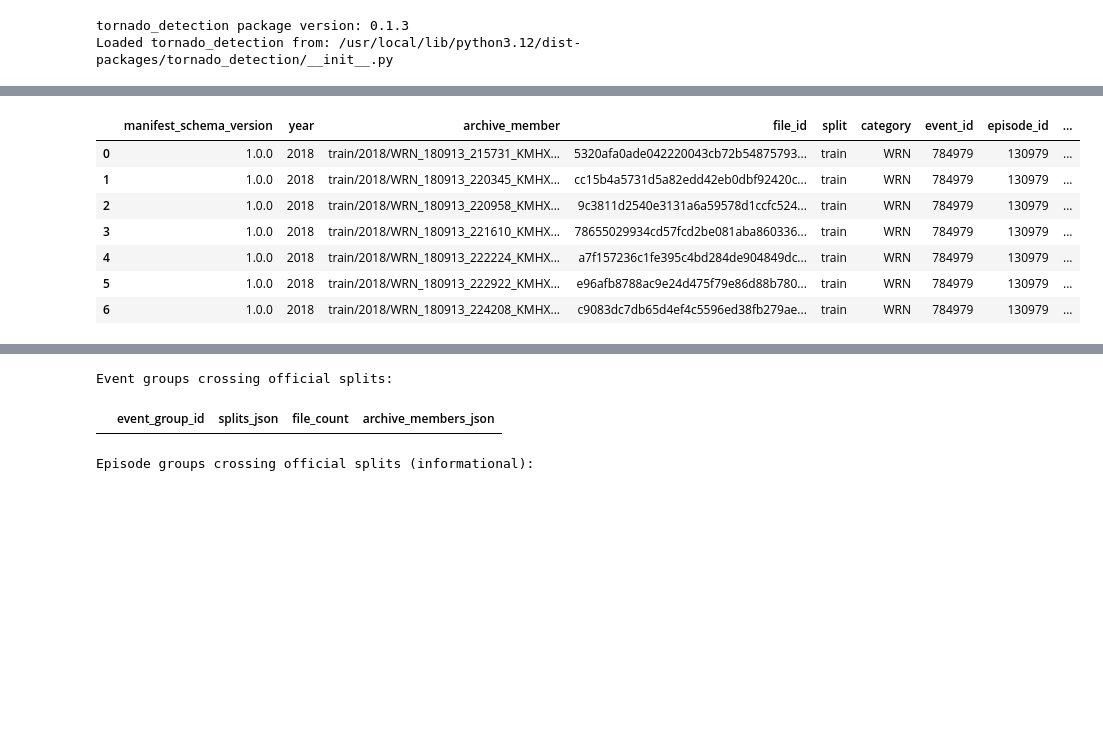
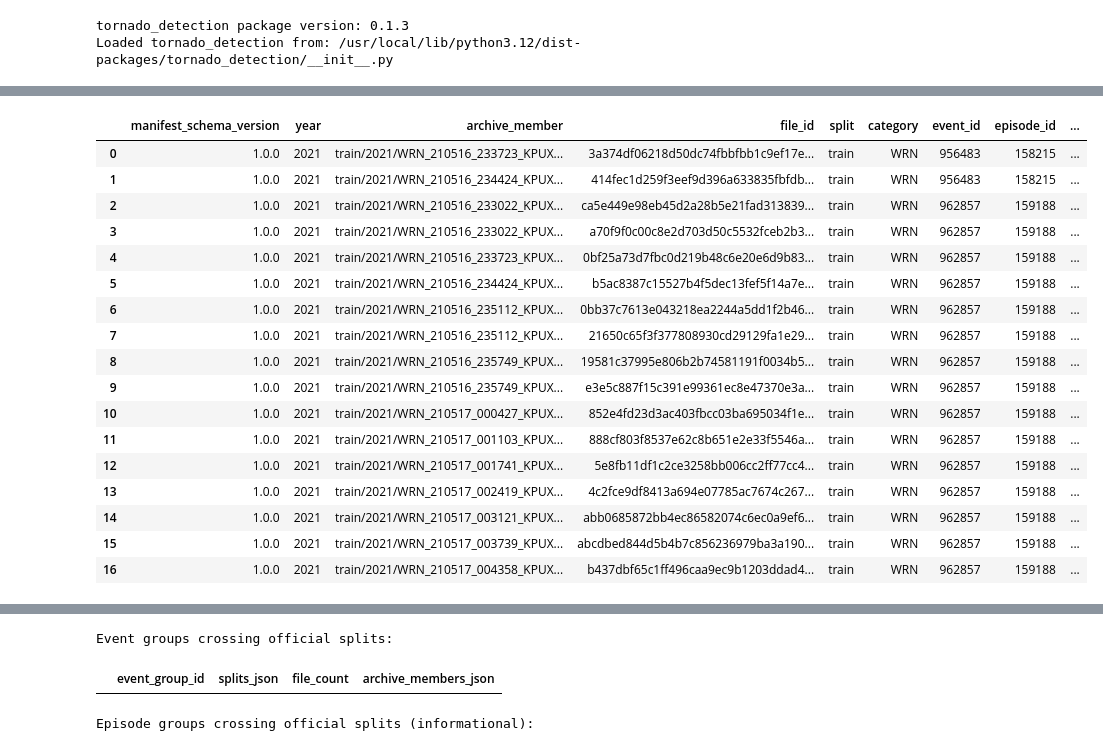
Before and after one commit to aemotyka/DL-Tornado-Detection, a Jupyter notebook: notebooks/02_build_modeling_manifests.ipynb, the cells around one changed output, grey strips where cells are left out. Drawn from its saved outputs; the diff is of its cells as text; code cells hidden in the pictures; blank space fills up the shorter version.

Commit message:
Rectify 2021 event data split

```diff
--- a/notebooks/02_build_modeling_manifests.ipynb
+++ b/notebooks/02_build_modeling_manifests.ipynb
@@ -155,62 +272,110 @@ print(
 )
 display(validation.episode_split_overlap)
 
-assert manifest.year == 2018
+expected_members = [
+    archive_member
+    for archive_member, _, _ in EXCLUSION_SPECS
+]
+
+assert manifest.year == 2021
 assert (
     modeling_build.source_terminal_marker
     == "_INVALID.json"
 )
 
-assert len(ledger) == 7
+assert len(ledger) == 17
 assert (
     ledger["archive_member"].tolist()
-    == list(EXCLUSION_MEMBERS)
+    == expected_members
 )
+
 assert set(ledger["split"]) == {"train"}
 assert set(ledger["category"]) == {"WRN"}
+assert set(ledger["radar_site"]) == {"KPUX"}
+
+actual_event_counts = (
+    ledger["event_id"]
+    .astype(str)
+    .value_counts()
+    .sort_index()
+    .to_dict()
+)
+
+assert actual_event_counts == {
+    "956483": 2,
+    "962857": 15,
+}
+
+actual_event_episode_pairs = set(
+    zip(
+        ledger["event_id"].astype(str),
+        ledger["episode_id"].astype(str),
+        strict=True,
+    )
+)
+
+assert actual_event_episode_pairs == {
+    ("956483", "158215"),
+    ("962857", "159188"),
+}
+
 assert set(
-    ledger["event_id"].astype(str)
-) == {"784979"}
-assert set(
-    ledger["episode_id"].astype(str)
-) == {"130979"}
-assert set(ledger["radar_site"]) == {"KMHX"}
+    ledger["removed_frame_count"].astype(int)
+) == {4}
 
 assert int(
     ledger["removed_frame_count"].sum()
-) == 28
-assert int(
-    ledger[
-        "removed_positive_frame_count"
-    ].sum()
-) == 0
+) == 68
 
 assert len(
     manifest.file_manifest
-) == 17_871
+) == 23_300
+
 assert len(
     manifest.frame_manifest
-) == 71_484
+) == 93_200
+
 assert (
     manifest.netcdf_member_count
-    == 17_871
+    == 23_300
 )
 
 assert validation.all_required_passed
 assert validation.event_split_overlap.empty
 
+excluded_positive_frames = int(
+    ledger[
+        "removed_positive_frame_count"
+    ].sum()
+)
+
 print(
-    "PASS: 2018 modeling manifest validated "
+    "Excluded positive frames:",
+    excluded_positive_frames,
+)
+
+print(
+    "PASS: 2021 modeling manifest validated "
     "before writing"
 )
 # %% [output]
 |  | manifest_schema_version | year | archive_member | file_id | split | category | event_id | episode_id | ... |
-| 0 | 1.0.0 | 2018 | train/2018/WRN_180913_215731_KMHX... | 5320afa0ade042220043cb72b54875793... | train | WRN | 784979 | 130979 | ... |
-| 1 | 1.0.0 | 2018 | train/2018/WRN_180913_220345_KMHX... | cc15b4a5731d5a82edd42eb0dbf92420c... | train | WRN | 784979 | 130979 | ... |
-| 2 | 1.0.0 | 2018 | train/2018/WRN_180913_220958_KMHX... | 9c3811d2540e3131a6a59578d1ccfc524... | train | WRN | 784979 | 130979 | ... |
-| 3 | 1.0.0 | 2018 | train/2018/WRN_180913_221610_KMHX... | 78655029934cd57fcd2be081aba860336... | train | WRN | 784979 | 130979 | ... |
-| 4 | 1.0.0 | 2018 | train/2018/WRN_180913_222224_KMHX... | a7f157236c1fe395c4bd284de904849dc... | train | WRN | 784979 | 130979 | ... |
-| 5 | 1.0.0 | 2018 | train/2018/WRN_180913_222922_KMHX... | e96afb8788ac9e24d475f79e86d88b780... | train | WRN | 784979 | 130979 | ... |
-| 6 | 1.0.0 | 2018 | train/2018/WRN_180913_224208_KMHX... | c9083dc7db65d4ef4c5596ed38fb279ae... | train | WRN | 784979 | 130979 | ... |
+| 0 | 1.0.0 | 2021 | train/2021/WRN_210516_233723_KPUX... | 3a374df06218d50dc74fbbfbb1c9ef17e... | train | WRN | 956483 | 158215 | ... |
+| 1 | 1.0.0 | 2021 | train/2021/WRN_210516_234424_KPUX... | 414fec1d259f3eef9d396a633835fbfdb... | train | WRN | 956483 | 158215 | ... |
+| 2 | 1.0.0 | 2021 | train/2021/WRN_210516_233022_KPUX... | ca5e449e98eb45d2a28b5e21fad313839... | train | WRN | 962857 | 159188 | ... |
+| 3 | 1.0.0 | 2021 | train/2021/WRN_210516_233022_KPUX... | a70f9f0c00c8e2d703d50c5532fceb2b3... | train | WRN | 962857 | 159188 | ... |
+| 4 | 1.0.0 | 2021 | train/2021/WRN_210516_233723_KPUX... | 0bf25a73d7fbc0d219b48c6e20e6d9b83... | train | WRN | 962857 | 159188 | ... |
+| 5 | 1.0.0 | 2021 | train/2021/WRN_210516_234424_KPUX... | b5ac8387c15527b4f5dec13fef5f14a7e... | train | WRN | 962857 | 159188 | ... |
+| 6 | 1.0.0 | 2021 | train/2021/WRN_210516_235112_KPUX... | 0bb37c7613e043218ea2244a5dd1f2b46... | train | WRN | 962857 | 159188 | ... |
+| 7 | 1.0.0 | 2021 | train/2021/WRN_210516_235112_KPUX... | 21650c65f3f377808930cd29129fa1e29... | train | WRN | 962857 | 159188 | ... |
+| 8 | 1.0.0 | 2021 | train/2021/WRN_210516_235749_KPUX... | 19581c37995e806b2b74581191f0034b5... | train | WRN | 962857 | 159188 | ... |
+| 9 | 1.0.0 | 2021 | train/2021/WRN_210516_235749_KPUX... | e3e5c887f15c391e99361ec8e47370e3a... | train | WRN | 962857 | 159188 | ... |
+| 10 | 1.0.0 | 2021 | train/2021/WRN_210517_000427_KPUX... | 852e4fd23d3ac403fbcc03ba695034f1e... | train | WRN | 962857 | 159188 | ... |
+| 11 | 1.0.0 | 2021 | train/2021/WRN_210517_001103_KPUX... | 888cf803f8537e62c8b651e2e33f5546a... | train | WRN | 962857 | 159188 | ... |
+| 12 | 1.0.0 | 2021 | train/2021/WRN_210517_001741_KPUX... | 5e8fb11df1c2ce3258bb006cc2ff77cc4... | train | WRN | 962857 | 159188 | ... |
+| 13 | 1.0.0 | 2021 | train/2021/WRN_210517_002419_KPUX... | 4c2fce9df8413a694e07785ac7674c267... | train | WRN | 962857 | 159188 | ... |
+| 14 | 1.0.0 | 2021 | train/2021/WRN_210517_003121_KPUX... | abb0685872bb4ec86582074c6ec0a9ef6... | train | WRN | 962857 | 159188 | ... |
+| 15 | 1.0.0 | 2021 | train/2021/WRN_210517_003739_KPUX... | abcdbed844d5b4b7c856236979ba3a190... | train | WRN | 962857 | 159188 | ... |
+| 16 | 1.0.0 | 2021 | train/2021/WRN_210517_004358_KPUX... | b437dbf65c1ff496caa9ec9b1203ddad4... | train | WRN | 962857 | 159188 | ... |
 |  | check | required | passed | observed | expected | detail |
 | 0 | build_errors | True | True | 0 | 0 |  |
```
Also changed, not shown: parts of 5 cells of this notebook.
